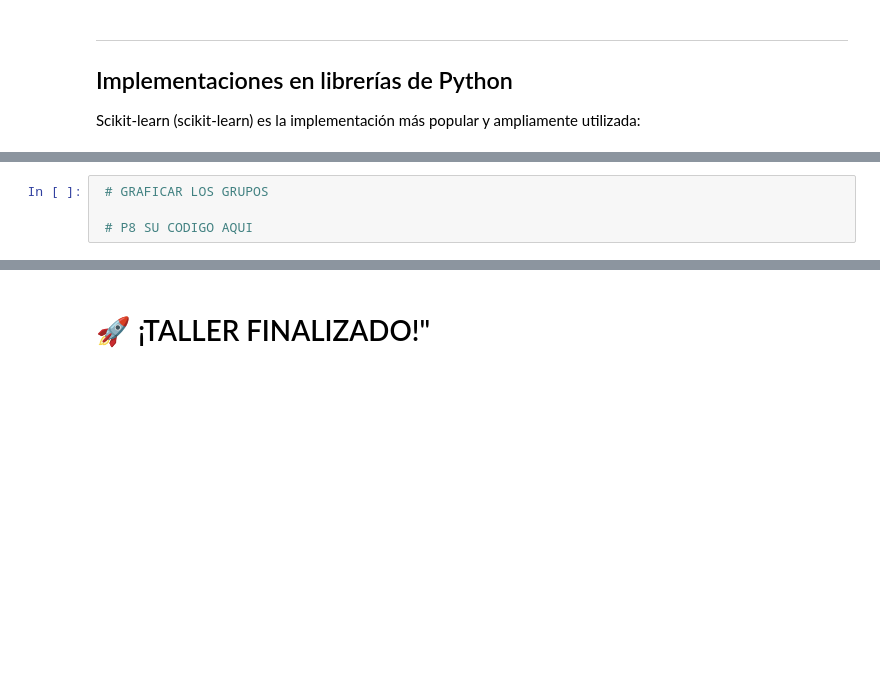
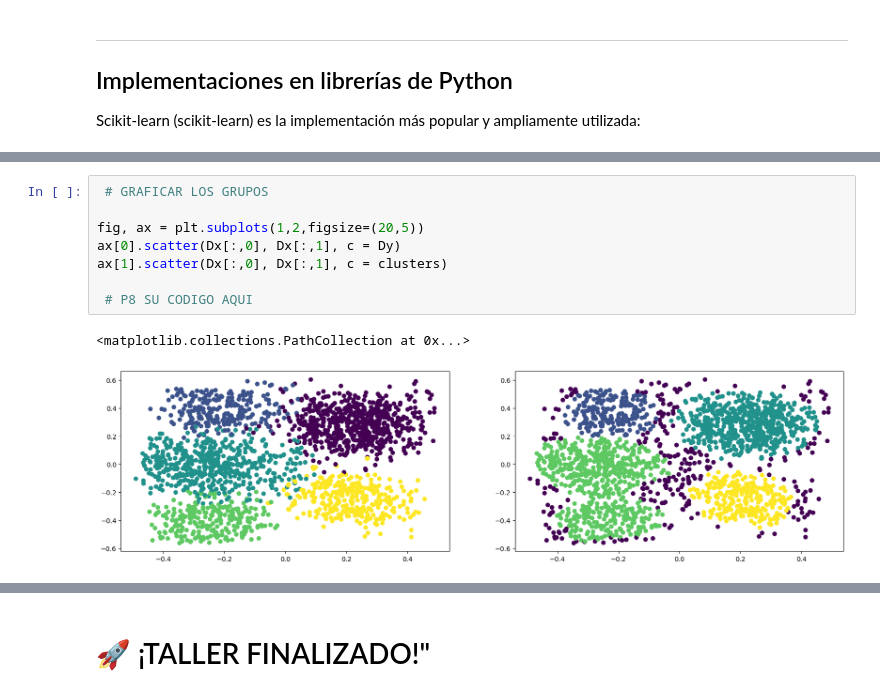
Before and after one commit to SandraNavarrete-docente/aprendizaje-automatico-252601, a Jupyter notebook: 04-MODELOS-NO-SUPERVISADOS/4_6_1_Métodos_de_clustering_basado_en_densidad.ipynb, the cells around one changed output, grey strips where cells are left out. Cells and saved outputs as stored; diff of their text form; blank space fills up the shorter version.

```diff
--- a/04-MODELOS-NO-SUPERVISADOS/4_6_1_Métodos_de_clustering_basado_en_densidad.ipynb
+++ b/04-MODELOS-NO-SUPERVISADOS/4_6_1_Métodos_de_clustering_basado_en_densidad.ipynb
@@ -206,4 +240,11 @@ print(f"   • Parámetros usados: eps={eps}, min_samples={min_samples}")
-# %%
- # GRAFICAR LOS GRUPOS
-
- # P8 SU CODIGO AQUI
+# %%
+ # GRAFICAR LOS GRUPOS
+
+fig, ax = plt.subplots(1,2,figsize=(20,5))
+ax[0].scatter(Dx[:,0], Dx[:,1], c = Dy)
+ax[1].scatter(Dx[:,0], Dx[:,1], c = clusters)
+
+ # P8 SU CODIGO AQUI
+# %% [output]
+<matplotlib.collections.PathCollection at 0x...>
+[figure, added]
```
Also changed, not shown: parts of 11 cells of this notebook.
